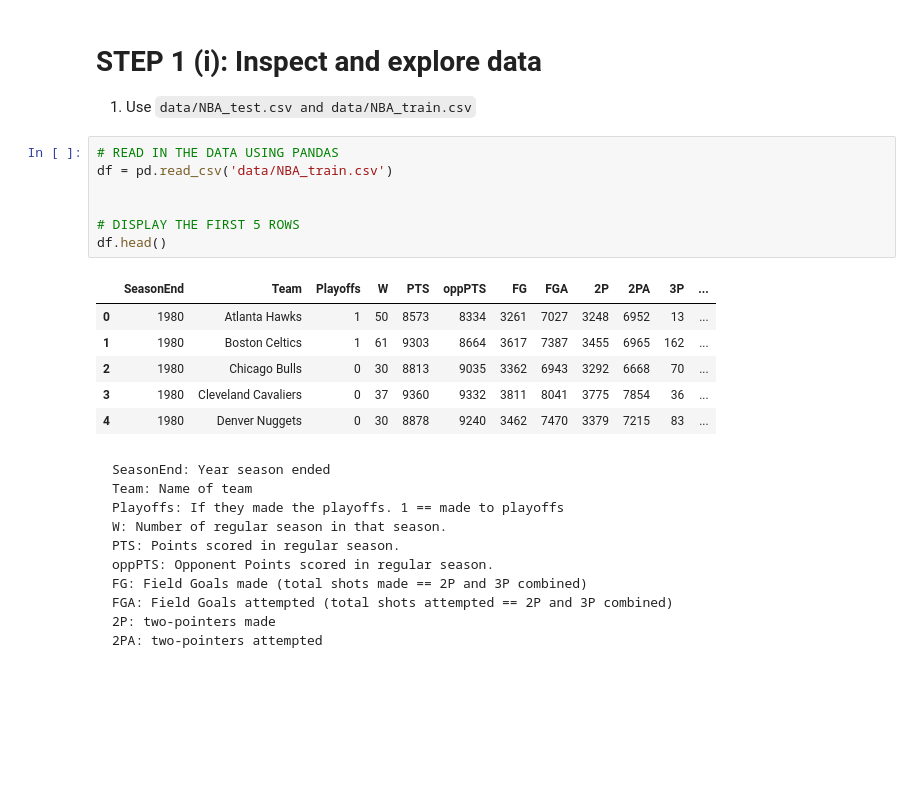
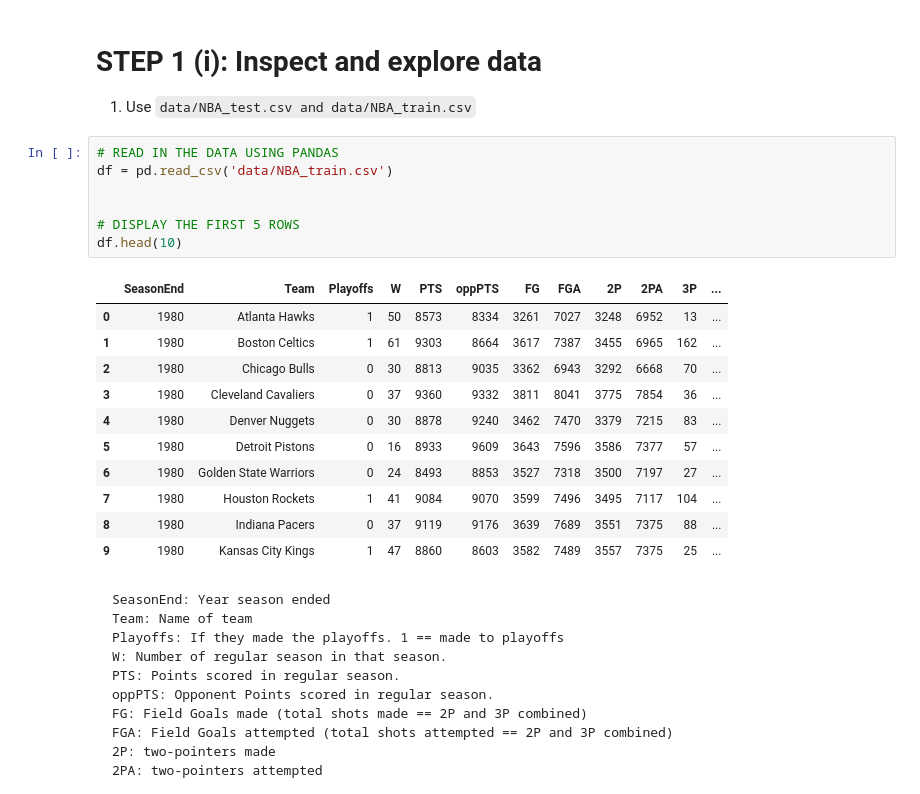
Before and after one commit to JasonWu00/my-fork-2023-fall-data-science, a Jupyter notebook: Week-06-Regression/Exercise-ZW.ipynb, the cells around one changed output. Drawn from its saved outputs; the diff is of its cells as text; blank space fills up the shorter version.

````diff
--- a/Week-06-Regression/Exercise-ZW.ipynb
+++ b/Week-06-Regression/Exercise-ZW.ipynb
@@ -50,17 +50,22 @@ import CTPLIB as ctp
 # %%
 # READ IN THE DATA USING PANDAS
 df = pd.read_csv('data/NBA_train.csv')
 
 
 # DISPLAY THE FIRST 5 ROWS
-df.head()
+df.head(10)
 # %% [output]
 |  | SeasonEnd | Team | Playoffs | W | PTS | oppPTS | FG | FGA | 2P | 2PA | 3P | ... |
 | 0 | 1980 | Atlanta Hawks | 1 | 50 | 8573 | 8334 | 3261 | 7027 | 3248 | 6952 | 13 | ... |
 | 1 | 1980 | Boston Celtics | 1 | 61 | 9303 | 8664 | 3617 | 7387 | 3455 | 6965 | 162 | ... |
 | 2 | 1980 | Chicago Bulls | 0 | 30 | 8813 | 9035 | 3362 | 6943 | 3292 | 6668 | 70 | ... |
 | 3 | 1980 | Cleveland Cavaliers | 0 | 37 | 9360 | 9332 | 3811 | 8041 | 3775 | 7854 | 36 | ... |
 | 4 | 1980 | Denver Nuggets | 0 | 30 | 8878 | 9240 | 3462 | 7470 | 3379 | 7215 | 83 | ... |
+| 5 | 1980 | Detroit Pistons | 0 | 16 | 8933 | 9609 | 3643 | 7596 | 3586 | 7377 | 57 | ... |
+| 6 | 1980 | Golden State Warriors | 0 | 24 | 8493 | 8853 | 3527 | 7318 | 3500 | 7197 | 27 | ... |
+| 7 | 1980 | Houston Rockets | 1 | 41 | 9084 | 9070 | 3599 | 7496 | 3495 | 7117 | 104 | ... |
+| 8 | 1980 | Indiana Pacers | 0 | 37 | 9119 | 9176 | 3639 | 7689 | 3551 | 7375 | 88 | ... |
+| 9 | 1980 | Kansas City Kings | 1 | 47 | 8860 | 8603 | 3582 | 7489 | 3557 | 7375 | 25 | ... |
 # %% [markdown]
 ```
 SeasonEnd: Year season ended
````
Also changed, not shown: parts of 11 cells of this notebook.
